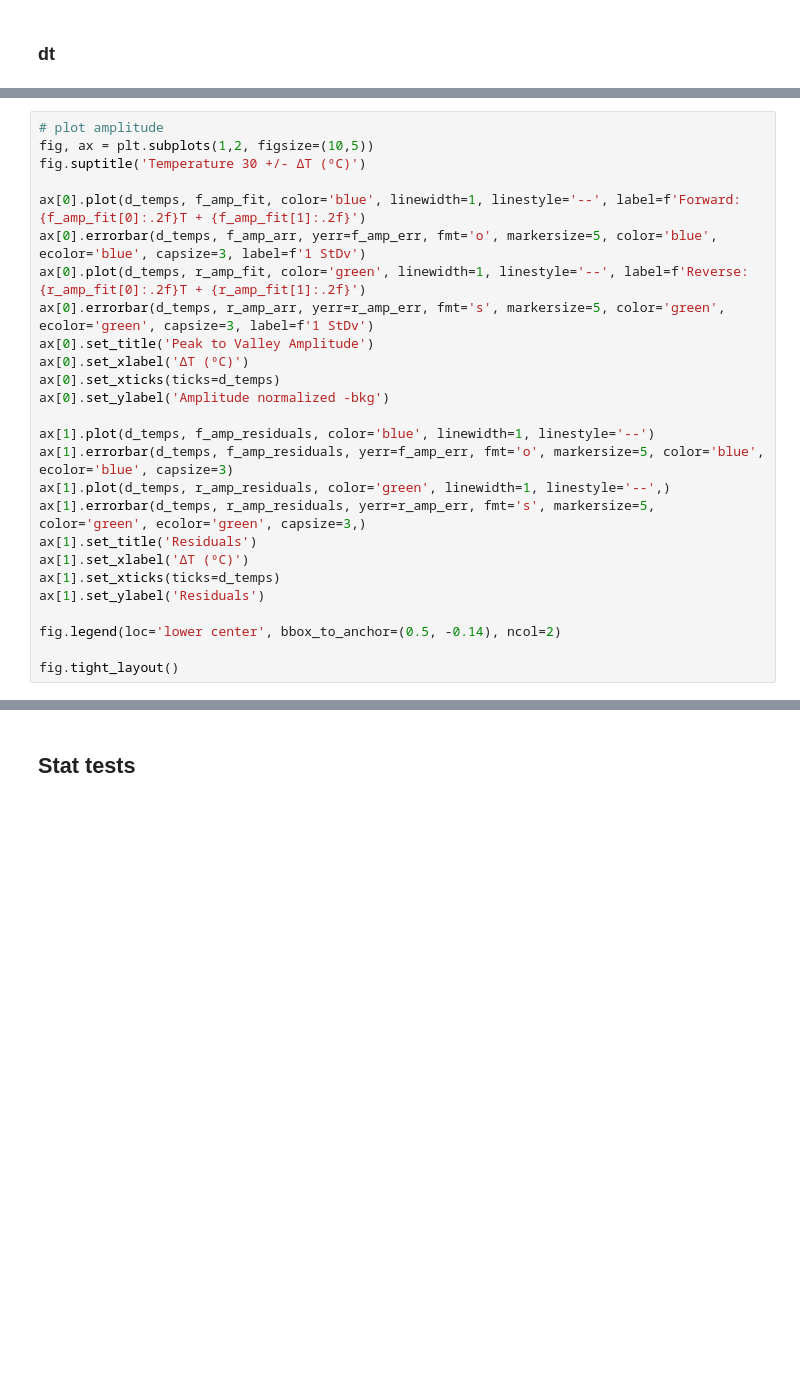
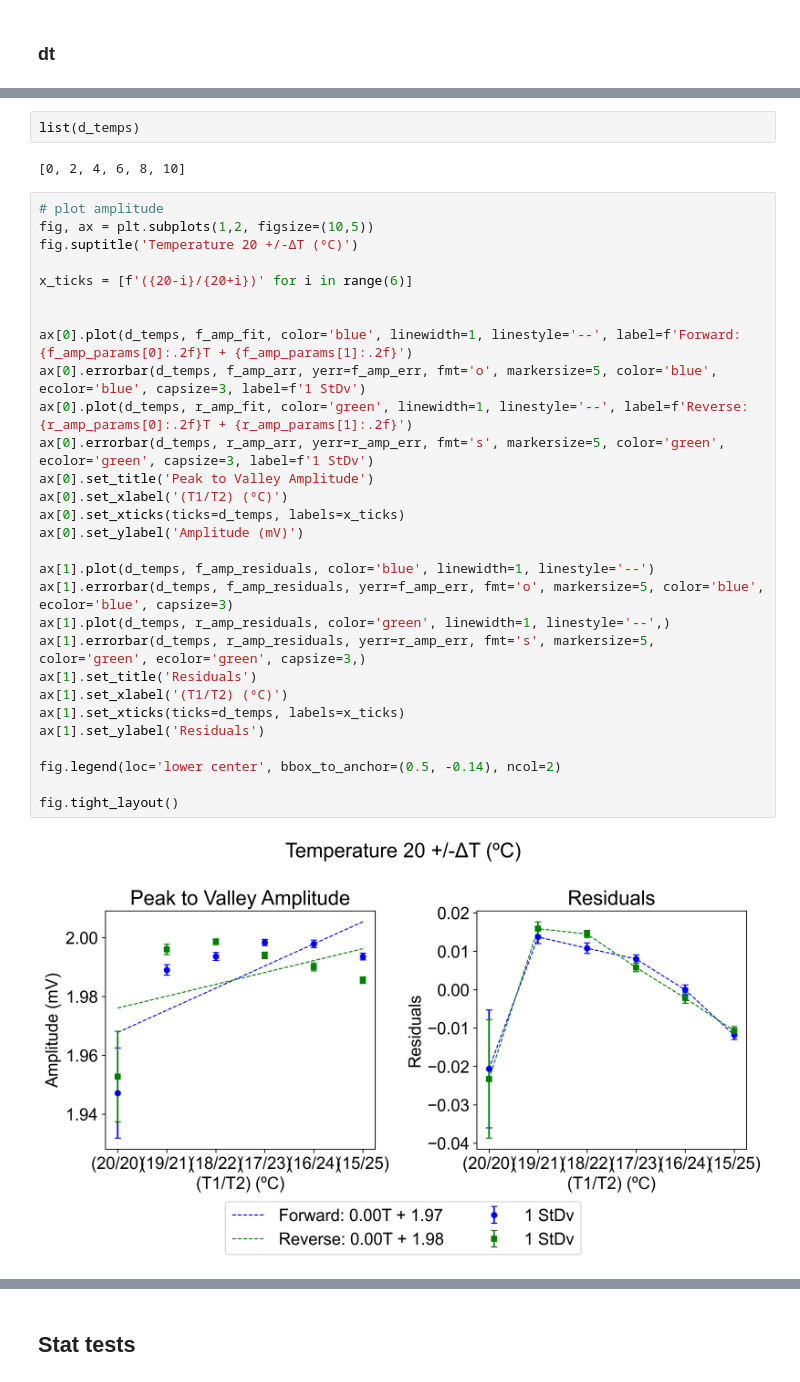
Before and after one commit to changbatterygroup/ultrasonic_ml, a Jupyter notebook: Notebooks/gradient/gradient_avg_plt_steady_state.ipynb, the cells around one changed output, grey strips where cells are left out. Drawn from its saved outputs; the diff is of its cells as text; blank space fills up the shorter version.

```diff
--- a/Notebooks/gradient/gradient_avg_plt_steady_state.ipynb
+++ b/Notebooks/gradient/gradient_avg_plt_steady_state.ipynb
@@ -732,26 +470,35 @@ r_hilbert_tof_residuals = r_hilbert_tof_arr - r_hilbert_tof_fit
+# %%
+list(d_temps)
+# %% [output]
+[0, 2, 4, 6, 8, 10]
 # %%
 # plot amplitude
 fig, ax = plt.subplots(1,2, figsize=(10,5))
-fig.suptitle('Temperature 30 +/- ΔT (ºC)')
+fig.suptitle('Temperature 20 +/-ΔT (ºC)')
 
-ax[0].plot(d_temps, f_amp_fit, color='blue', linewidth=1, linestyle='--', label=f'Forward: {f_amp_fit[0]:.2f}T + {f_amp_fit[1]:.2f}')
+x_ticks = [f'({20-i}/{20+i})' for i in range(6)]
+
+
+ax[0].plot(d_temps, f_amp_fit, color='blue', linewidth=1, linestyle='--', label=f'Forward: {f_amp_params[0]:.2f}T + {f_amp_params[1]:.2f}')
 ax[0].errorbar(d_temps, f_amp_arr, yerr=f_amp_err, fmt='o', markersize=5, color='blue', ecolor='blue', capsize=3, label=f'1 StDv')
-ax[0].plot(d_temps, r_amp_fit, color='green', linewidth=1, linestyle='--', label=f'Reverse: {r_amp_fit[0]:.2f}T + {r_amp_fit[1]:.2f}')
+ax[0].plot(d_temps, r_amp_fit, color='green', linewidth=1, linestyle='--', label=f'Reverse: {r_amp_params[0]:.2f}T + {r_amp_params[1]:.2f}')
 ax[0].errorbar(d_temps, r_amp_arr, yerr=r_amp_err, fmt='s', markersize=5, color='green', ecolor='green', capsize=3, label=f'1 StDv')
 ax[0].set_title('Peak to Valley Amplitude')
-ax[0].set_xlabel('ΔT (ºC)')
-ax[0].set_xticks(ticks=d_temps)
-ax[0].set_ylabel('Amplitude normalized -bkg')
+ax[0].set_xlabel('(T1/T2) (ºC)')
+ax[0].set_xticks(ticks=d_temps, labels=x_ticks)
+ax[0].set_ylabel('Amplitude (mV)')
 
 ax[1].plot(d_temps, f_amp_residuals, color='blue', linewidth=1, linestyle='--')
 ax[1].errorbar(d_temps, f_amp_residuals, yerr=f_amp_err, fmt='o', markersize=5, color='blue', ecolor='blue', capsize=3)
 ax[1].plot(d_temps, r_amp_residuals, color='green', linewidth=1, linestyle='--',)
 ax[1].errorbar(d_temps, r_amp_residuals, yerr=r_amp_err, fmt='s', markersize=5, color='green', ecolor='green', capsize=3,)
 ax[1].set_title('Residuals')
-ax[1].set_xlabel('ΔT (ºC)')
-ax[1].set_xticks(ticks=d_temps)
+ax[1].set_xlabel('(T1/T2) (ºC)')
+ax[1].set_xticks(ticks=d_temps, labels=x_ticks)
 ax[1].set_ylabel('Residuals')
 
 fig.legend(loc='lower center', bbox_to_anchor=(0.5, -0.14), ncol=2)
 
 fig.tight_layout()
+# %% [output]
+[figure, added]
```
Also changed, not shown: parts of 79 cells of this notebook, 7 other files.
